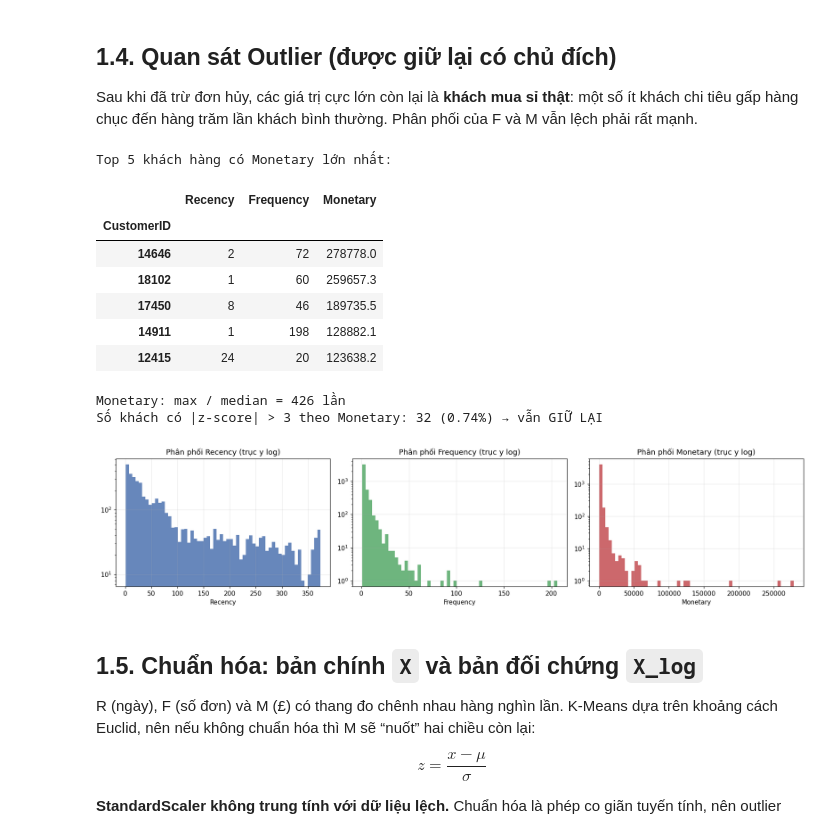
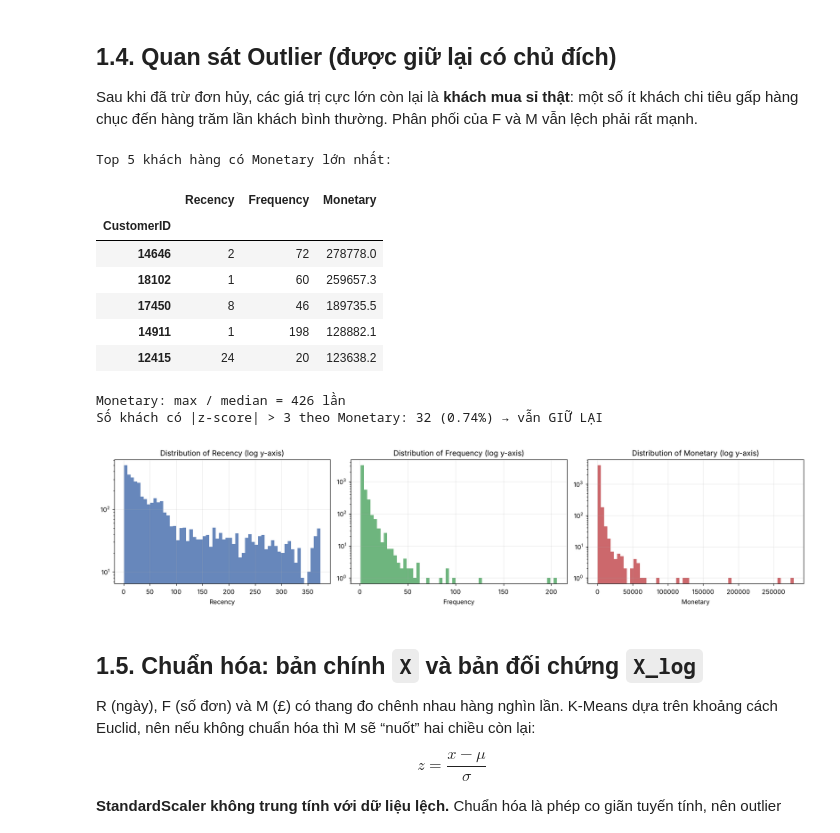
Before and after one commit to nguyenphanhoangnam911-byte/ML-case-study, a Jupyter notebook: case_rfm_clustering/notebooks/RFM_Customer_Clustering.ipynb, the cells around one changed output. Saved outputs shown, nothing was run; the diff lists cells and outputs as text; code cells hidden in the pictures.

```diff
--- a/case_rfm_clustering/notebooks/RFM_Customer_Clustering.ipynb
+++ b/case_rfm_clustering/notebooks/RFM_Customer_Clustering.ipynb
@@ -208,33 +208,33 @@ Sau khi đã trừ đơn hủy, các giá trị cực lớn còn lại là **kh
 # %%
 print("Top 5 khách hàng có Monetary lớn nhất:")
 display(rfm.sort_values("Monetary", ascending=False).head(5).round(1))
 
 m = rfm["Monetary"]
 z = (m - m.mean()) / m.std()
 print(f"Monetary: max / median = {m.max() / m.median():.0f} lần")
 print(f"Số khách có |z-score| > 3 theo Monetary: {(z.abs() > 3).sum()} "
       f"({(z.abs() > 3).mean():.2%}) → vẫn GIỮ LẠI")
 
 fig, axs = plt.subplots(1, 3, figsize=(16, 3.8))
 for ax, col, color in zip(axs, FEATURES, ["#4c72b0", "#55a868", "#c44e52"]):
     ax.hist(rfm[col], bins=60, color=color, alpha=0.85)
     ax.set_yscale("log")
-    ax.set_title(f"Phân phối {col} (trục y log)")
+    ax.set_title(f"Distribution of {col} (log y-axis)")
     ax.set_xlabel(col)
 plt.tight_layout()
 plt.show()
 # %% [output]
 Top 5 khách hàng có Monetary lớn nhất:
 |  | Recency | Frequency | Monetary |
 | CustomerID |  |  |  |
 | 14646 | 2 | 72 | 278778.0 |
 | 18102 | 1 | 60 | 259657.3 |
 | 17450 | 8 | 46 | 189735.5 |
 | 14911 | 1 | 198 | 128882.1 |
 | 12415 | 24 | 20 | 123638.2 |
 Monetary: max / median = 426 lần
 Số khách có |z-score| > 3 theo Monetary: 32 (0.74%) → vẫn GIỮ LẠI
-[figure, old version]
+[figure, new version]
 # %% [markdown]
 ## 1.5. Chuẩn hóa: bản chính `X` và bản đối chứng `X_log`
 R (ngày), F (số đơn) và M (£) có thang đo chênh nhau hàng nghìn lần. K-Means dựa trên khoảng cách Euclid, nên nếu không chuẩn hóa thì M sẽ “nuốt” hai chiều còn lại:
```
Also changed, not shown: parts of 12 cells of this notebook, 22 other files.
